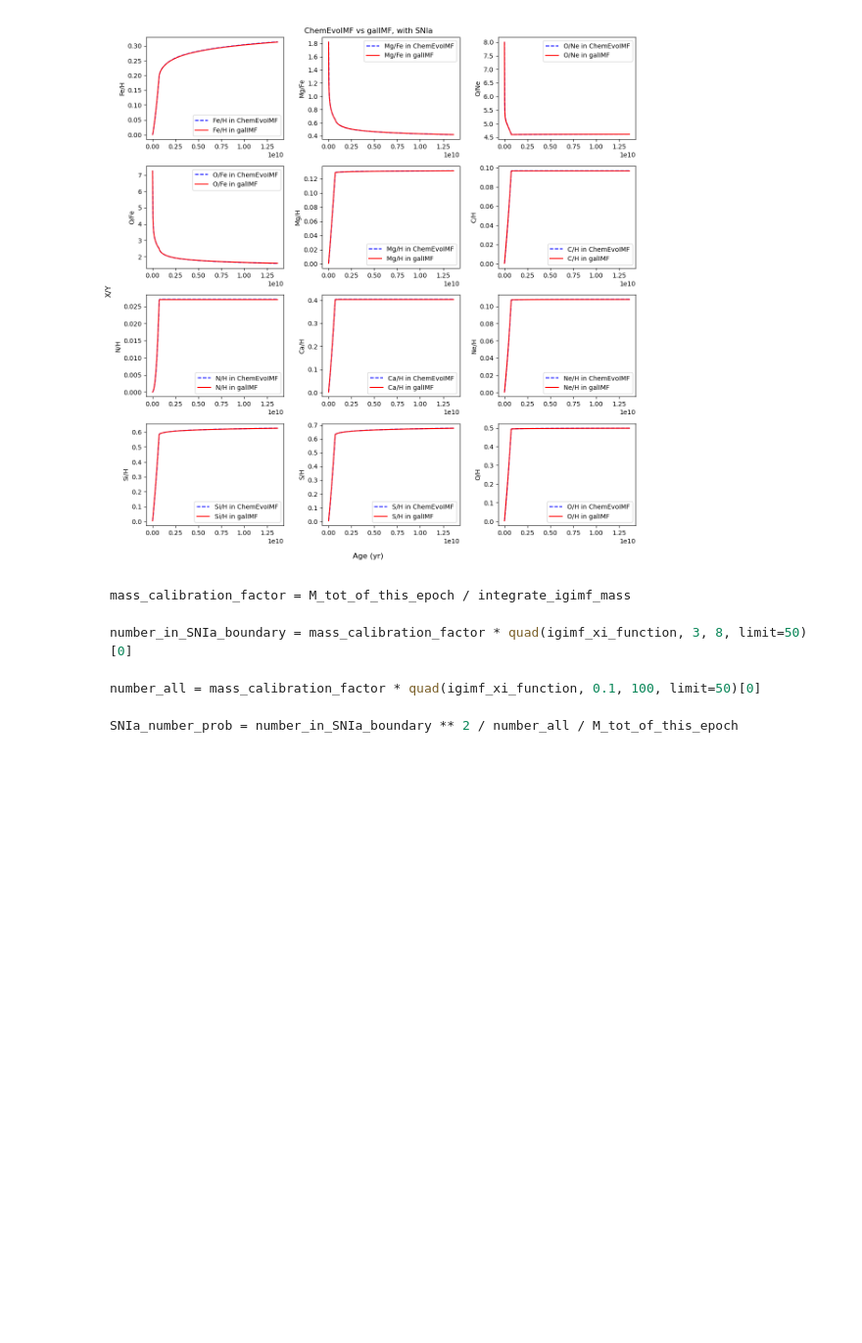
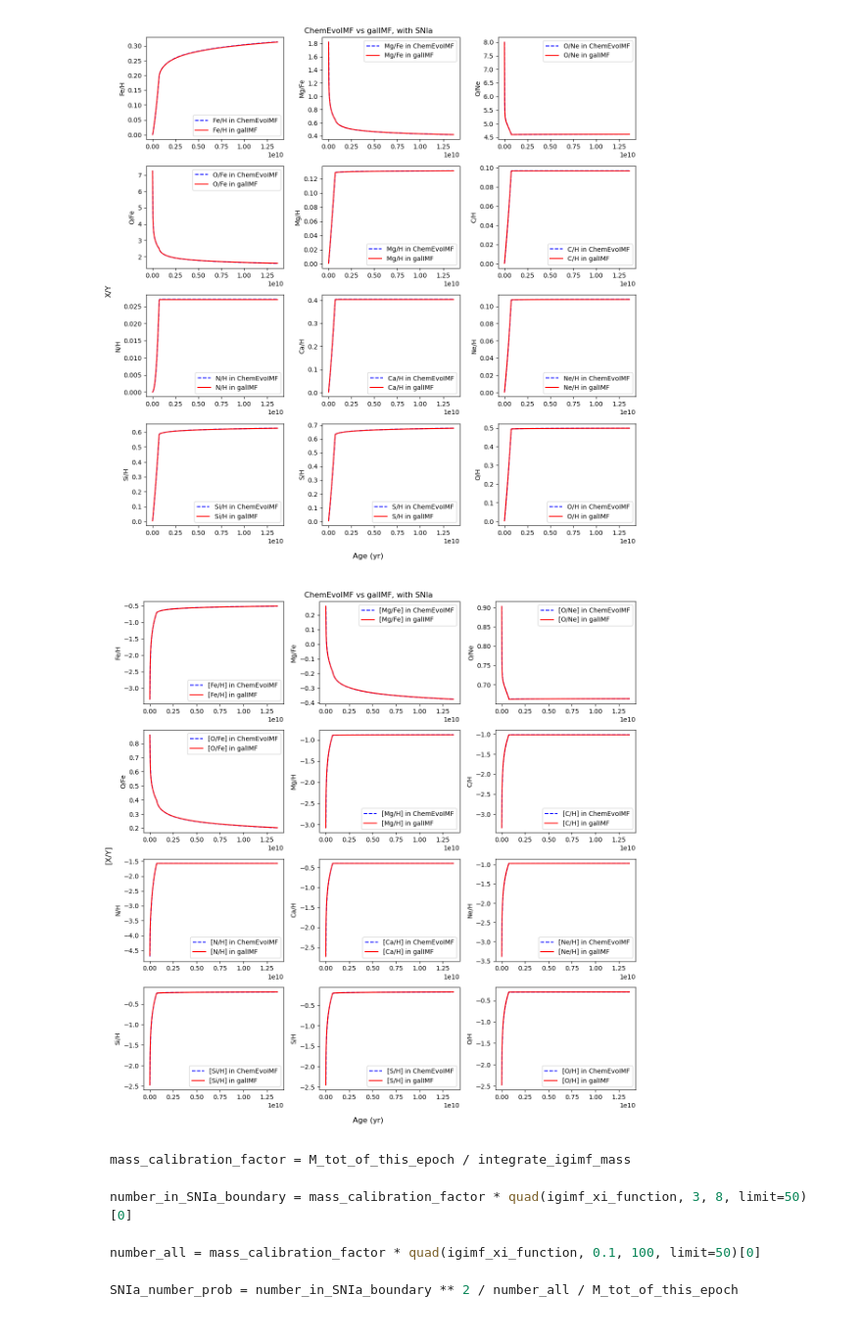
Before and after one commit to liuguanfu1120/ChemEvoIMF, a Jupyter notebook: Abundance-IMF-Result-Analyses-1.0.ipynb, the cells around one changed output. Shown at 98% size. Drawn from its saved outputs; the diff is of its cells as text; code cells hidden in the pictures; blank space fills up the shorter version.

````diff
--- a/Abundance-IMF-Result-Analyses-1.0.ipynb
+++ b/Abundance-IMF-Result-Analyses-1.0.ipynb
@@ -248,6 +248,56 @@ else:
 plt.show()
 # %% [output]
 [figure]
+# %%
+filepath = "../galIMF/simulation_results_from_galaxy_evol/%s/chemical_and_SN_evolution.txt"%dir1
+with open(filepath, 'r') as f:
+    lines = f.readlines()
+
+Zis = [ ]
+Zjs = [ ]
+line_num =  [ ]
+for i, line in enumerate(lines):
+    if "# Gas" in line and "metallicity" not in line:
+        elem1, elem2 = re.search(r'\[(\w+)/(\w+)\]', line).groups()
+        Zis.append(elem1)
+        Zjs.append(elem2)
+        line_num.append(i+1)
+    elif "time step" in line:
+        t = np.array(lines[i+1].split(), dtype=float)
+    else:
+        pass
+fig, axes = plt.subplots(nrows=4, ncols=3, figsize=(3*4, 4*3))
+axes = axes.flatten()
+for idx in range(len(Zis)):
+    ax = axes[idx]
+    Zi = Zis[idx]
+    Zj = Zjs[idx]
+    correct_factor = constants.abund_tables["AG"][constants.elem_names.index(Zi)]\
+        /constants.abund_tables["AG"][constants.elem_names.index(Zj)]\
+        *constants.abund_tables[solar_set][constants.elem_names.index(Zj)]\
+        /constants.abund_tables[solar_set][constants.elem_names.index(Zi)]
+    Zi2Zj = { }
+    Zi2Zj["galIMF-%s/%s"%(Zi,Zj)] = 10**np.array(lines[line_num[idx]].split(), dtype=float)*correct_factor
+    Zi2Zj.update(GetZi2Zj(GasElement, Zi, Zj, solar_set, fill_value=None))
+    ax.plot(SFH['Age'][Zi2Zj['%s/%s-mask'%(Zi,Zj)]], np.log10(Zi2Zj['%s/%s'%(Zi,Zj)]), 'b--', label='[%s/%s] in ChemEvoIMF'%(Zi,Zj))
+    ax.plot(t, np.log10(Zi2Zj["galIMF-%s/%s"%(Zi,Zj)]), 'r-', label="[%s/%s] in galIMF"%(Zi,Zj))
+    ax.set_ylabel('%s/%s'%(Zi,Zj))
+    ax.legend()
+
+fig.supxlabel('Age (yr)')
+fig.supylabel('[X/Y]')
+
+if SNIaOn:
+    fig.suptitle("ChemEvoIMF vs galIMF, with SNIa")
+    fig.tight_layout()
+    fig.savefig("ChemEvoIMF_vs_galIMF_SNIaON_log.pdf")
+else:
+    fig.suptitle("ChemEvoIMF vs galIMF, No SNIa")
+    fig.tight_layout()
+    fig.savefig("ChemEvoIMF_vs_galIMF_SNIaOFF_log.pdf")
+plt.show()
+# %% [output]
+[figure, added]
 # %% [markdown]
 ```python
 mass_calibration_factor = M_tot_of_this_epoch / integrate_igimf_mass
````
Also changed, not shown: parts of 5 cells of this notebook, 17 other files.
